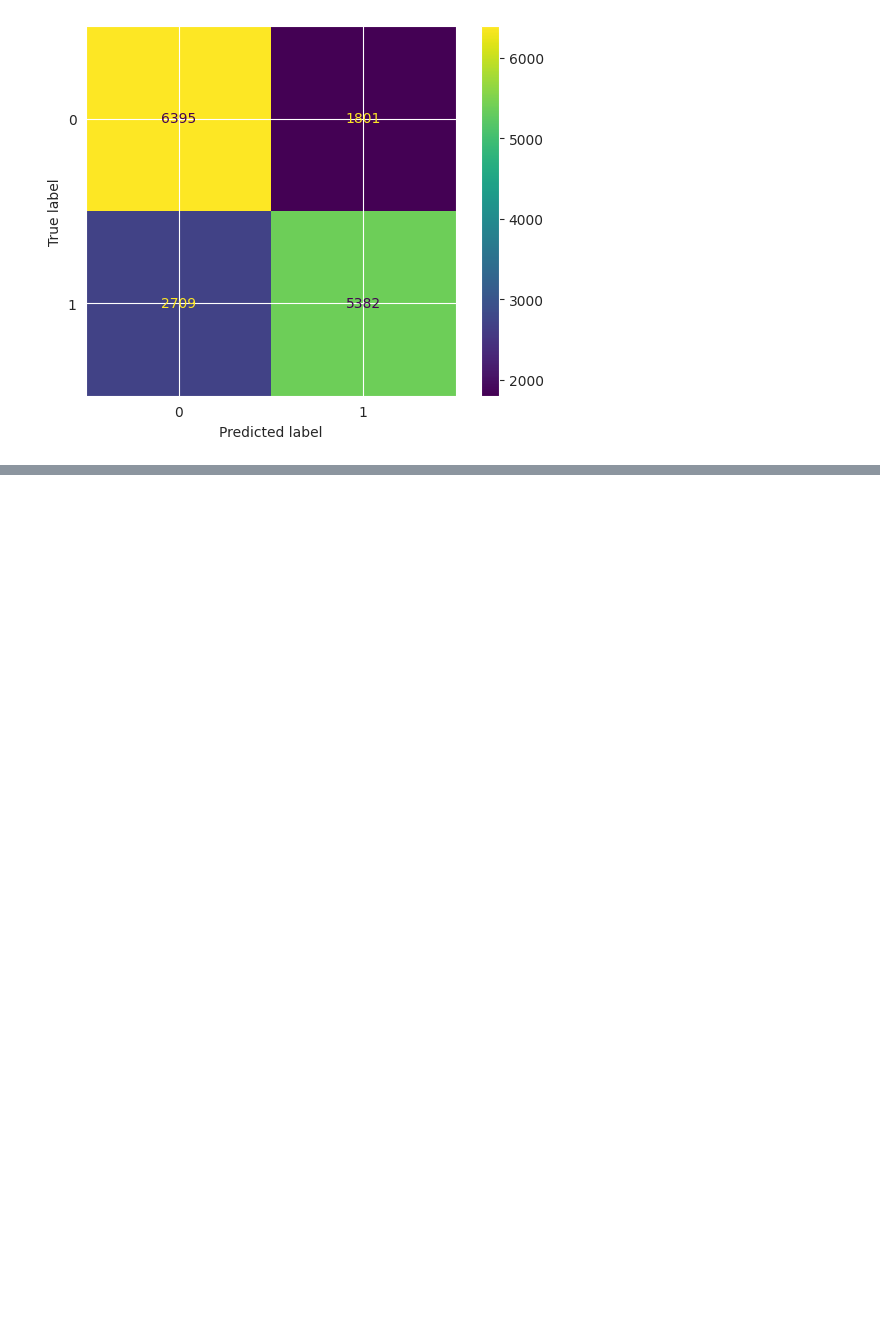
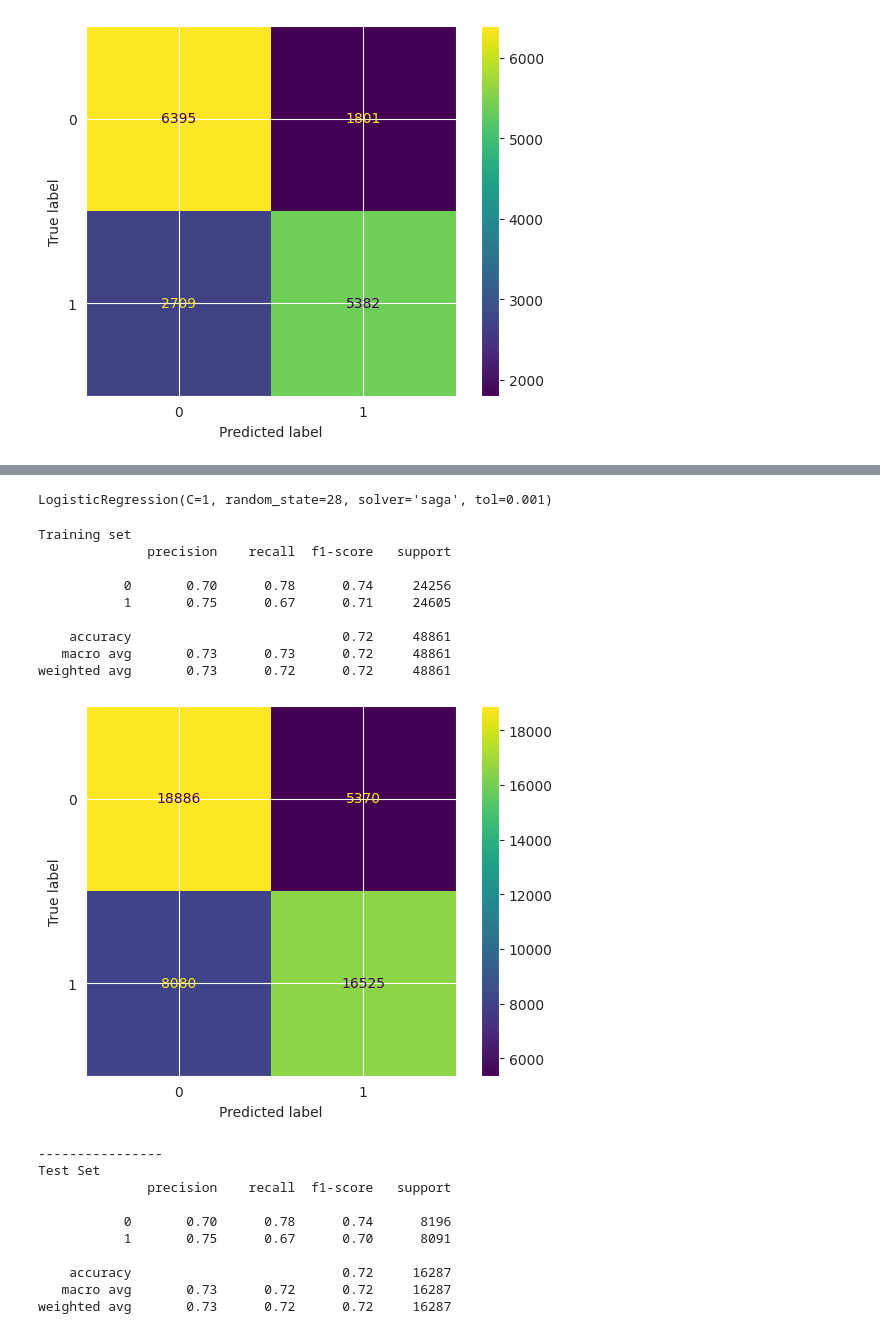
Before and after one commit to Dhairya-Arora01/Cardio-disease-predictor, a Jupyter notebook: cardio.ipynb, the cells around one changed output, grey strips where cells are left out. Drawn from its saved outputs; the diff is of its cells as text; code cells hidden in the pictures; blank space fills up the shorter version.

```diff
--- a/cardio.ipynb
+++ b/cardio.ipynb
@@ -230,0 +231,28 @@ weighted avg       0.73      0.72      0.72     16287
+# %%
+lr_best = LogisticRegression(C=1, solver='saga', tol=0.001, random_state=28)
+lr_best.fit(X_train_scaled, y_train)
+# %% [output]
+LogisticRegression(C=1, random_state=28, solver='saga', tol=0.001)
+# %%
+evaluate_model(lr_best, X_train_scaled, X_test_scaled, y_train, y_test)
+# %% [output]
+Training set
+              precision    recall  f1-score   support
+
+           0       0.70      0.78      0.74     24256
+           1       0.75      0.67      0.71     24605
+
+    accuracy                           0.72     48861
+   macro avg       0.73      0.73      0.72     48861
+weighted avg       0.73      0.72      0.72     48861
+[figure, added]
+----------------
+Test Set
+              precision    recall  f1-score   support
+
+           0       0.70      0.78      0.74      8196
+           1       0.75      0.67      0.70      8091
+
+    accuracy                           0.72     16287
+   macro avg       0.73      0.72      0.72     16287
+weighted avg       0.73      0.72      0.72     16287
```
Also changed, not shown: parts of 14 cells of this notebook.
